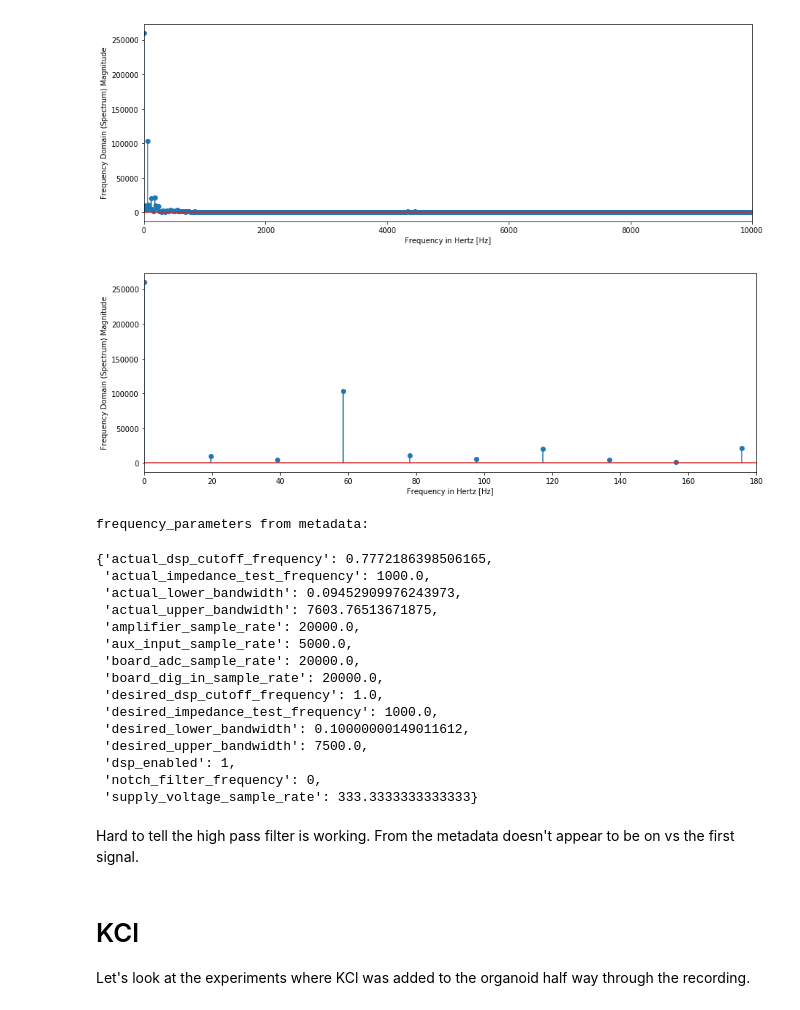
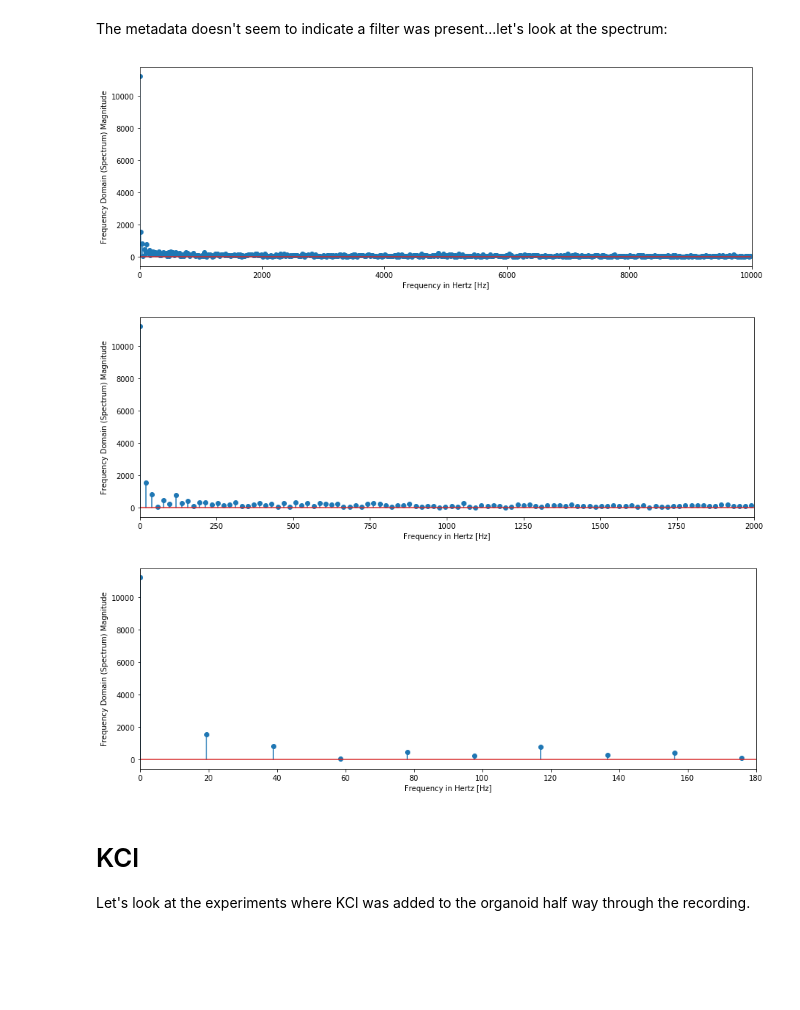
Before and after one commit to braingeneers/experiment, a Jupyter notebook: ingest/view.ipynb, the cells around one changed output. Saved outputs shown, nothing was run; the diff lists cells and outputs as text; code cells hidden in the pictures; blank space fills up the shorter version.

```diff
--- a/ingest/view.ipynb
+++ b/ingest/view.ipynb
@@ -27,17 +31,17 @@ def load_experiment(path):
     """
     Load signal and metadata stored in S3 via the ingest notebook.
     Returns:
-    S = signal vector of microvolt time series readings, one for each of the 16 channels
-    t = time in milliseconds for each reading
+    X = signal vector of microvolt time series readings, one for each of the channels
+    t = time in milliseconds for each reading (for conveniance, all samples at fs)
     fs = sample rate
     metadata = all of the metadata associated with this experiment
     """
     metadata = requests.get("{}/{}.json".format(base_url, path)).json()
     fs = metadata["frequency_parameters"]["amplifier_sample_rate"]
     with np.DataSource(None).open("{}/{}.npy".format(base_url, path), "rb") as f:
-        S = np.load(f)
+        X = np.load(f)
     # Convert from 16 bit unsigned int to signed floating point microvolts array as per Intam sample code
-    S = np.multiply(0.195, (S.astype(np.int32) - 32768))
+    X = np.multiply(0.195, (X.astype(np.int32) - 32768))
 
-    t = np.linspace(0, 1000 * S.shape[1] / fs, S.shape[1])
-    return S, t, fs, metadata
+    t = np.linspace(0, 1000 * X.shape[1] / fs, X.shape[1])
+    return X, t, fs, metadata
@@ -96,5 +132,7 @@ Lets look at the spectrum of the baseline with a 100Hz high pass filter
 # %%
-S, t, fs, metadata = load_experiment("organoid-1/recording_2_100Hz-high-pass_181208_122907")
-print("Loaded signal comprising {} channels {} samples each covering {} seconds".format(*S.shape, t[-1] // 1000))
-print("Original file: {}".format(metadata["source_file_path"]))
+X, t, fs, metadata = load_experiment("organoid-1/recording_2_100Hz-high-pass_181208_122907")
+print("Loaded {}\n comprising {} channels of {} samples over {} seconds".format(
+    metadata["source_file_path"], *X.shape, t[-1] // 1000))
+print("frequency_parameters metadata:")
+pprint.pprint(metadata["frequency_parameters"])
 # %% [output]
@@ -103,43 +157,30 @@ Original file: mea/ucsf/11-12-2018/organoid 1/recording_2_100Hz high pass_181208
+# %% [markdown]
+The metadata doesn't seem to indicate a filter was present...let's look at the spectrum:
 # %%
-fft = scipy.fftpack.fft(S[0][0:1024])
-freqs = scipy.fftpack.fftfreq(len(S[0][0:1024])) * fs
+fft = scipy.fftpack.fft(X[0][0:1024])
+freqs = scipy.fftpack.fftfreq(len(X[0][0:1024])) * fs
 
 plt.stem(freqs, np.abs(fft))
 plt.xlabel('Frequency in Hertz [Hz]')
 plt.ylabel('Frequency Domain (Spectrum) Magnitude')
 plt.xlim(0, fs / 2)
 plt.show()
 
 plt.stem(freqs, np.abs(fft))
 plt.xlabel('Frequency in Hertz [Hz]')
 plt.ylabel('Frequency Domain (Spectrum) Magnitude')
+plt.xlim(0, 2000)
+plt.show()
+
+plt.stem(freqs, np.abs(fft))
+plt.xlabel('Frequency in Hertz [Hz]')
+plt.ylabel('Frequency Domain (Spectrum) Magnitude')
 plt.xlim(0, 180)
 plt.show()
 # %% [output]
-[figure, old version]
+[figure, new version]
-[figure, old version]
+[figure, new version]
+[figure, added]
-# %%
-print("frequency_parameters from metadata:")
-metadata["frequency_parameters"]
-# %% [output]
-frequency_parameters from metadata:
-{'actual_dsp_cutoff_frequency': 0.7772186398506165,
- 'actual_impedance_test_frequency': 1000.0,
- 'actual_lower_bandwidth': 0.09452909976243973,
- 'actual_upper_bandwidth': 7603.76513671875,
- 'amplifier_sample_rate': 20000.0,
- 'aux_input_sample_rate': 5000.0,
- 'board_adc_sample_rate': 20000.0,
- 'board_dig_in_sample_rate': 20000.0,
- 'desired_dsp_cutoff_frequency': 1.0,
- 'desired_impedance_test_frequency': 1000.0,
- 'desired_lower_bandwidth': 0.10000000149011612,
- 'desired_upper_bandwidth': 7500.0,
- 'dsp_enabled': 1,
- 'notch_filter_frequency': 0,
- 'supply_voltage_sample_rate': 333.3333333333333}
-# %% [markdown]
-Hard to tell the high pass filter is working. From the metadata doesn't appear to be on vs the first signal.
 # %% [markdown]
 # KCl
 
```
Also changed, not shown: parts of 16 cells of this notebook.
